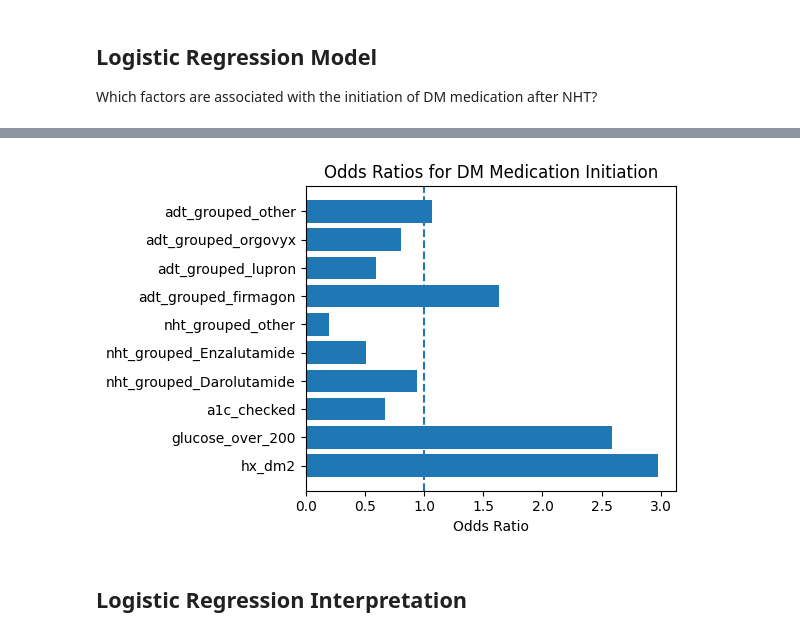
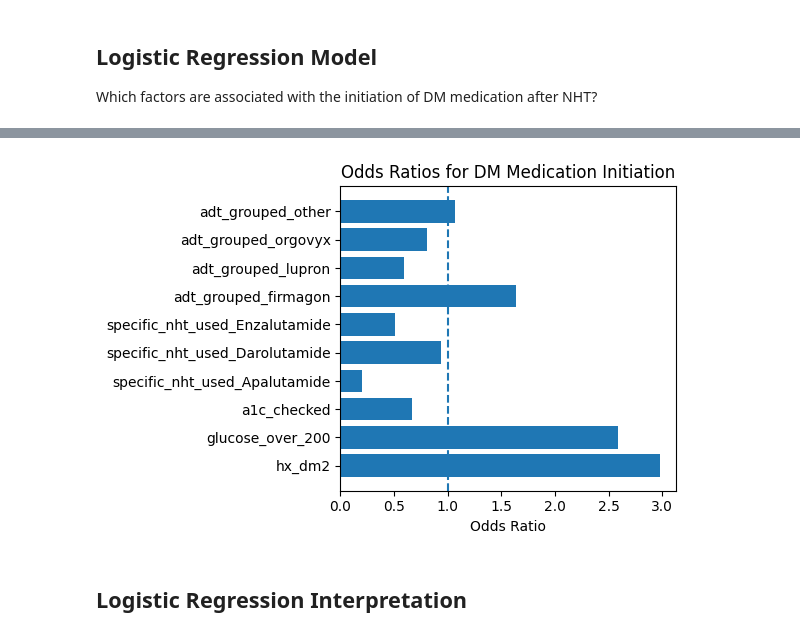
Before and after one commit to kstatham402/170A_Capstone_Project, a Jupyter notebook: notebooks/clinical_insights/07_DM_Meds_Start.ipynb, the cells around one changed output, grey strips where cells are left out. Cells and saved outputs as stored; diff of their text form; code cells hidden in the pictures.

```diff
--- a/notebooks/clinical_insights/07_DM_Meds_Start.ipynb
+++ b/notebooks/clinical_insights/07_DM_Meds_Start.ipynb
@@ -428,7 +424,7 @@ features = [
     "hx_dm2",
     "glucose_over_200",
     "a1c_checked",
-    "nht_grouped",
+    "specific_nht_used",
     "adt_grouped"
 ]
 
@@ -443,7 +439,7 @@ X["a1c_checked"] = (X["a1c_checked"] == 1).astype(int)
 # one hot encode
 X = pd.get_dummies(
     X,
-    columns=["nht_grouped", "adt_grouped"],
+    columns=["specific_nht_used", "adt_grouped"],
     drop_first=True
 )
 
@@ -506,4 +502,4 @@ Time:                        20:15:51   Log-Likelihood:                -93.131
-[figure, old version]
+[figure, new version]
 # %% [markdown]
 ## Logistic Regression Interpretation
 # %% [markdown]
```
Also changed, not shown: parts of 5 cells of this notebook, 1 other file.
